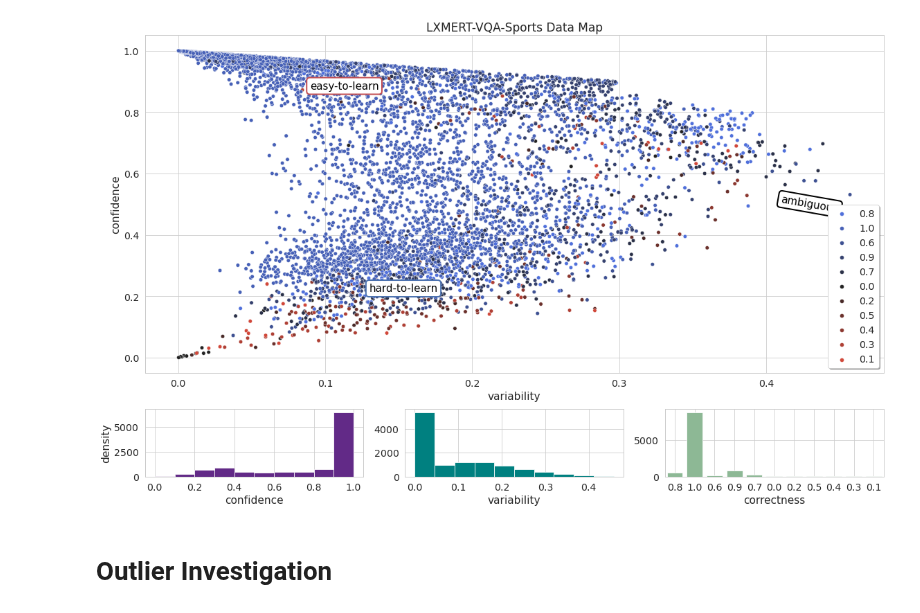
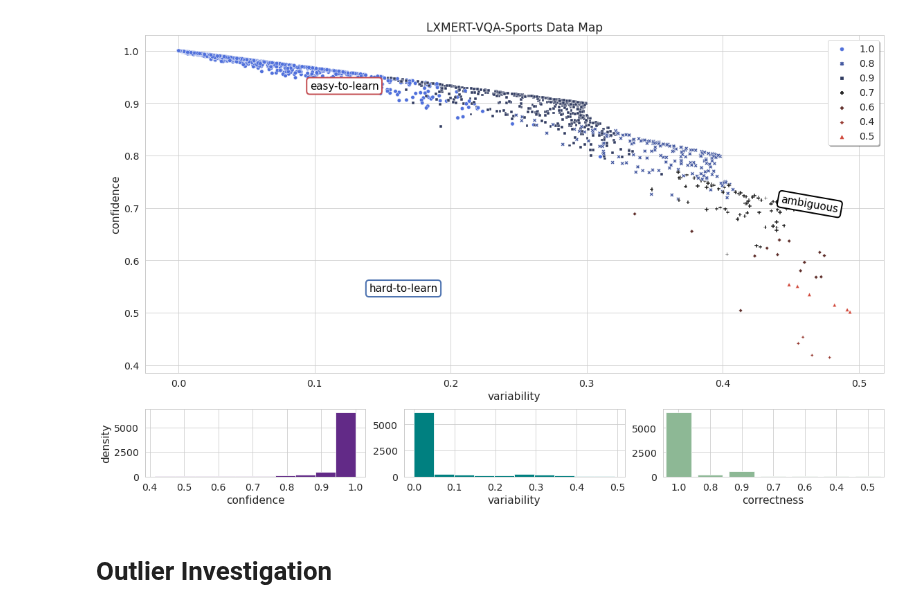
Before and after one commit to jr4fs/vl-pretraining, a Jupyter notebook: datamaps/plot_datamaps.ipynb, the cells around one changed output. Drawn from its saved outputs; the diff is of its cells as text; code cells hidden in the pictures.

```diff
--- a/datamaps/plot_datamaps.ipynb
+++ b/datamaps/plot_datamaps.ipynb
@@ -58,15 +53,36 @@ def calc_correctness(df_correct_preds):
+# %%
+def calc_confidence(df_probabilities):
+    confidence = np.mean(df_probabilities['Probabilities'].tolist(), axis=1)
+    return confidence
+
+def calc_variance(df_probabilities):
+    variance = np.std(df_probabilities['Probabilities'].tolist(), axis=1)
+    return variance
+
+def calc_correctness(df_correct_preds):
+    x = df_correct_preds['Corrects'].tolist()
+    sums = np.sum(x, axis=1)
+    correctness = sums/len(df_correct_preds.loc[0]['Corrects'])
+    return correctness
 # %%
-confidence_score = calc_confidence(df_log_probabilities)
-confidence_score_sigmoid = calc_confidence(df_log_probabilities_sigmoid)
-variance_score = calc_variance(df_log_probabilities, confidence_score)
-variance_score_sigmoid = calc_variance(df_log_probabilities_sigmoid, confidence_score_sigmoid)
-correctness_score = calc_correctness(df_correct_preds)
+confidence_score = calc_confidence(probabilities)
+variance_score = calc_variance(probabilities)
+correctness_score = calc_correctness(corrects)
 # %%
-d = {"confidence": confidence_score, "variability": variance_score, "correctness":correctness_score}
-df = pd.DataFrame(d)
-
-d_sigmoid = {"confidence": confidence_score_sigmoid, "variability": variance_score_sigmoid, "correctness":correctness_score}
-df_sigmoid = pd.DataFrame(d_sigmoid)
+d= {"confidence": np.squeeze(confidence_score), "variability": np.squeeze(variance_score), "correctness":correctness_score}
+df= pd.DataFrame(d)
+# %%
+low_correctness_high_confidence = df.loc[(df['correctness'] < 0.4)]
+
+ids = low_correctness_high_confidence.index
+
+for id in ids:
+    x = probabilities.loc[id]
+    y = corrects.loc[id]
+
+    d_exp = {'probabilities':x, 'correctness': y}
+    df_exp = pd.DataFrame(data=d)
+    print(df_exp)
 # %%
 def scatter_it(dataframe, hue_metric ='correct.', title='', model='LXMERT', show_hist=False):
     # Subsample data to plot, so the plot is not too busy.
@@ -161,7 +171,7 @@ findfont: Font family ['Georgia'] not found. Falling back to DejaVu Sans.
 # %%
-scatter_it(df_sigmoid, title='VQA-Sports', show_hist=True)
+scatter_it(df, title='VQA-Sports', show_hist=True)
 # %% [output]
-[figure, old version]
+[figure, new version]
 # %% [markdown]
 # Outlier Investigation
 # %%
```
Also changed, not shown: parts of 14 cells of this notebook, 5 other files.
